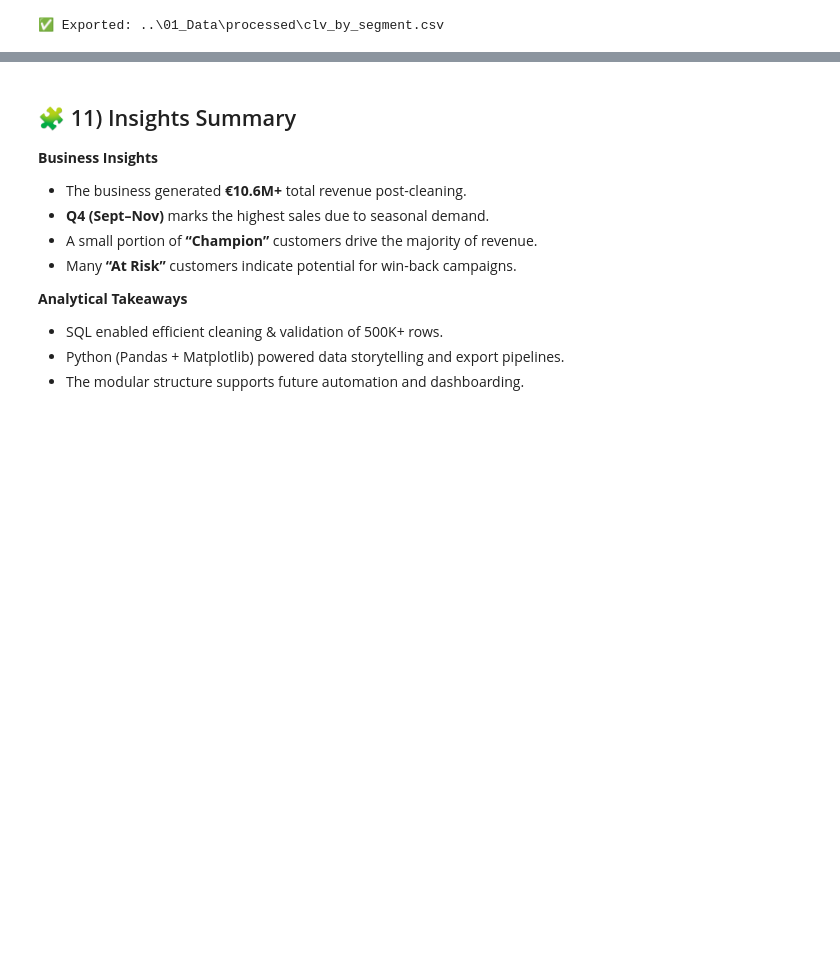
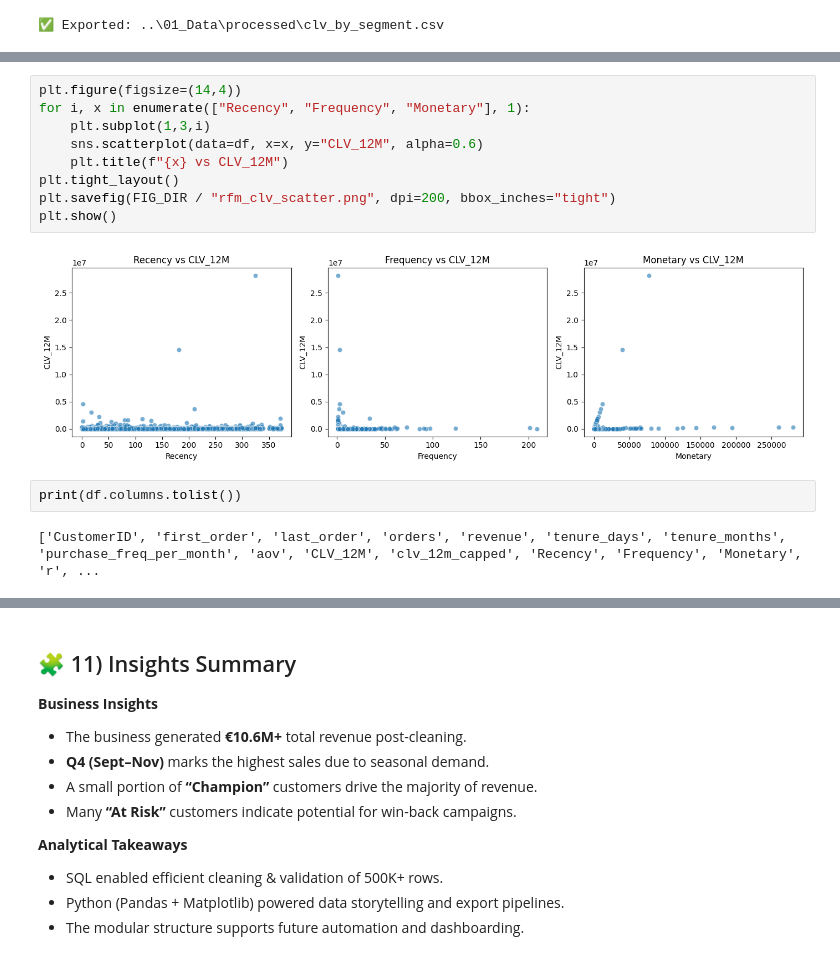
Before and after one commit to HuzeifKhan/Ecommerce-Finance-Analytics-Portfolio, a Jupyter notebook: 03_Analysis/ecommerce_analysis.ipynb, the cells around one changed output, grey strips where cells are left out. Drawn from its saved outputs; the diff is of its cells as text; blank space fills up the shorter version.

```diff
--- a/03_Analysis/ecommerce_analysis.ipynb
+++ b/03_Analysis/ecommerce_analysis.ipynb
@@ -1371,0 +1460,15 @@ print("✅ Exported:", out_csv)
+# %%
+plt.figure(figsize=(14,4))
+for i, x in enumerate(["Recency", "Frequency", "Monetary"], 1):
+    plt.subplot(1,3,i)
+    sns.scatterplot(data=df, x=x, y="CLV_12M", alpha=0.6)
+    plt.title(f"{x} vs CLV_12M")
+plt.tight_layout()
+plt.savefig(FIG_DIR / "rfm_clv_scatter.png", dpi=200, bbox_inches="tight")
+plt.show()
+# %% [output]
+[figure, added]
+# %%
+print(df.columns.tolist())
+# %% [output]
+['CustomerID', 'first_order', 'last_order', 'orders', 'revenue', 'tenure_days', 'tenure_months', 'purchase_freq_per_month', 'aov', 'CLV_12M', 'clv_12m_capped', 'Recency', 'Frequency', 'Monetary', 'r', ...
```
Also changed, not shown: parts of 15 cells of this notebook, 5 other files.
